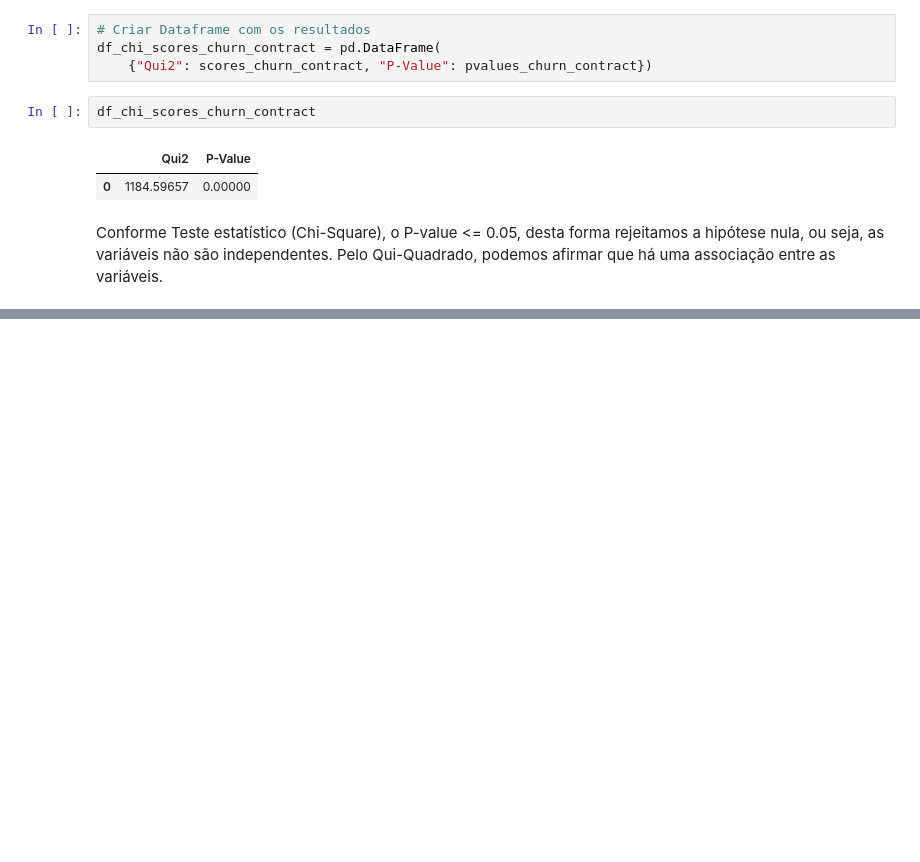
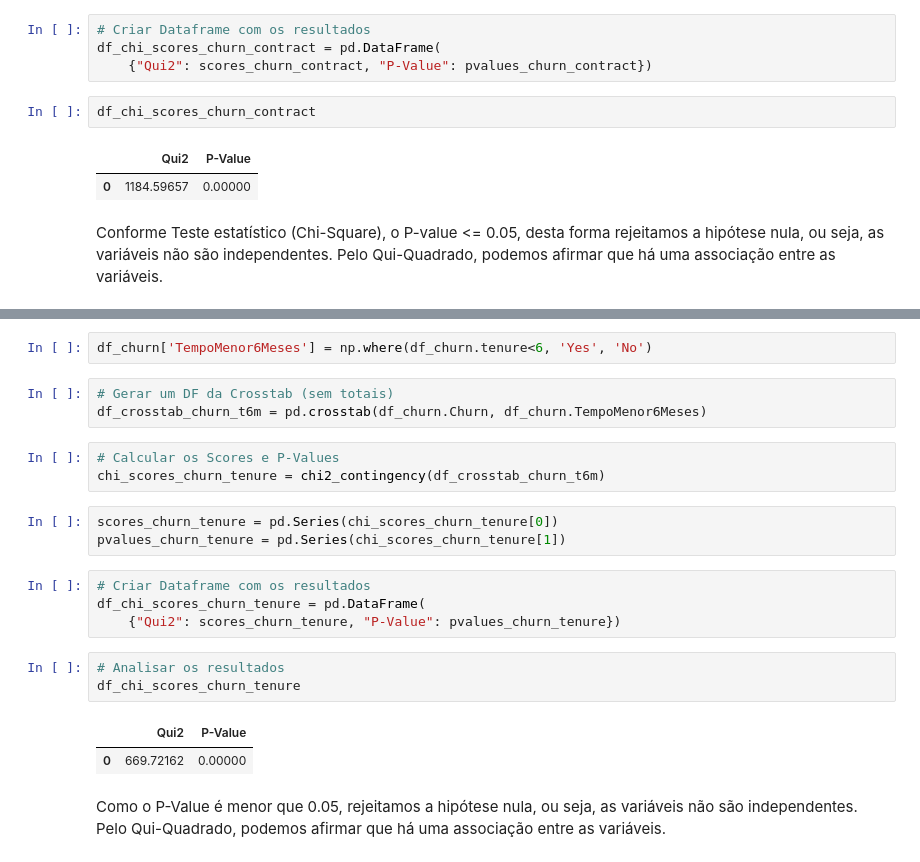
Before and after one commit to LucaPinheiro/telecom-eda-churn, a Jupyter notebook: eda-churn.ipynb, the cells around one changed output, grey strips where cells are left out. Drawn from its saved outputs; the diff is of its cells as text; blank space fills up the shorter version.

Commit message:
Refactor and update EDA code for churn dataset

```diff
--- a/eda-churn.ipynb
+++ b/eda-churn.ipynb
@@ -656,0 +667,23 @@ Conforme Teste estatístico (Chi-Square), o P-value <= 0.05, desta forma rejeita
+# %%
+df_churn['TempoMenor6Meses'] = np.where(df_churn.tenure<6, 'Yes', 'No')
+# %%
+# Gerar um DF da Crosstab (sem totais)
+df_crosstab_churn_t6m = pd.crosstab(df_churn.Churn, df_churn.TempoMenor6Meses)
+# %%
+# Calcular os Scores e P-Values
+chi_scores_churn_tenure = chi2_contingency(df_crosstab_churn_t6m)
+# %%
+scores_churn_tenure = pd.Series(chi_scores_churn_tenure[0])
+pvalues_churn_tenure = pd.Series(chi_scores_churn_tenure[1])
+# %%
+# Criar Dataframe com os resultados
+df_chi_scores_churn_tenure = pd.DataFrame(
+    {"Qui2": scores_churn_tenure, "P-Value": pvalues_churn_tenure})
+# %%
+# Analisar os resultados
+df_chi_scores_churn_tenure
+# %% [output]
+|  | Qui2 | P-Value |
+| 0 | 669.72162 | 0.00000 |
+# %% [markdown]
+Como o P-Value é menor que 0.05, rejeitamos a hipótese nula, ou seja, as variáveis não são independentes. Pelo Qui-Quadrado, podemos afirmar que há uma associação entre as variáveis.
```
Also changed, not shown: parts of 1 cell of this notebook.
